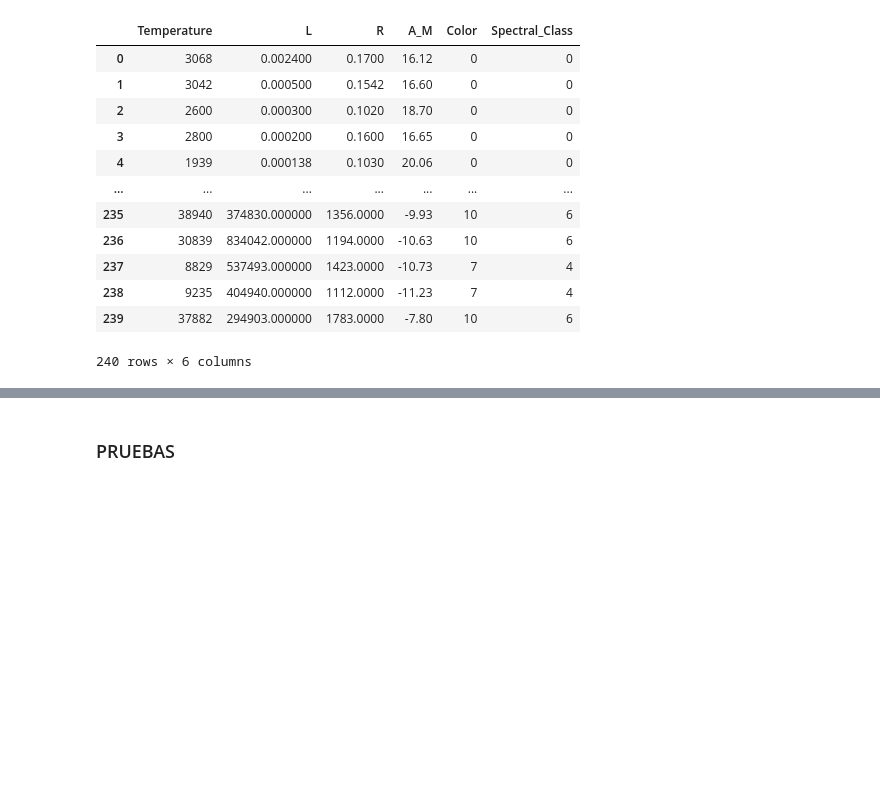
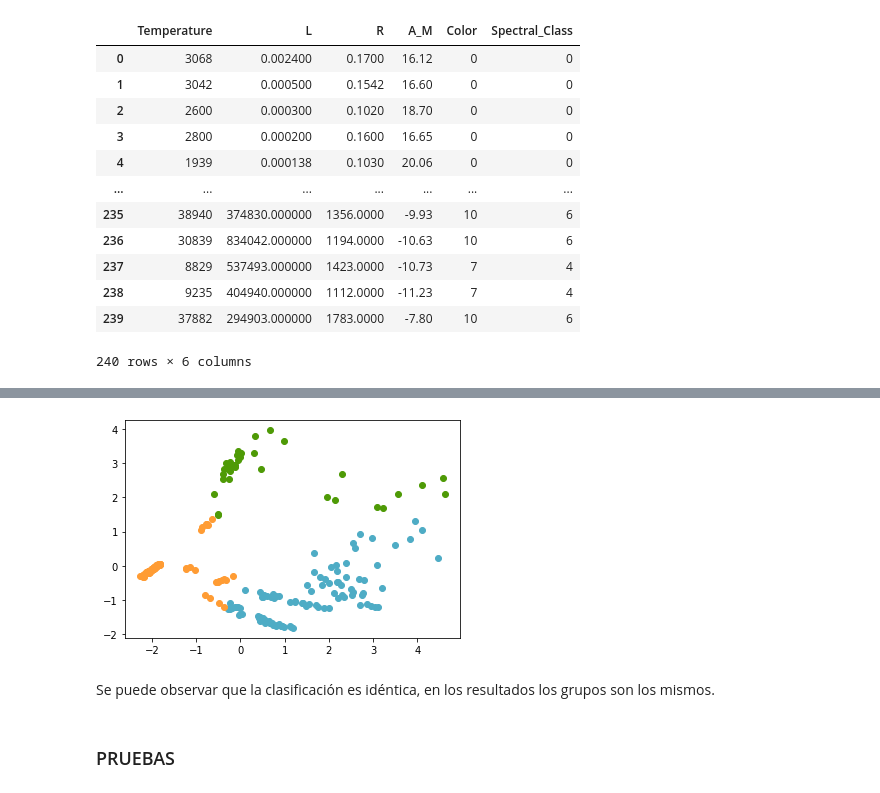
Before and after one commit to mgommez/practica2_ml, a Jupyter notebook: KMeans.ipynb, the cells around one changed output, grey strips where cells are left out. Saved outputs shown, nothing was run; the diff lists cells and outputs as text; code cells hidden in the pictures; blank space fills up the shorter version.

```diff
--- a/KMeans.ipynb
+++ b/KMeans.ipynb
@@ -565,3 +746,16 @@ stars_ordinal
+# %%
+kmeans_ours = KMeans_Ours(n_clusters = 3)
+kmeans_ours.fit(stars_ordinal_pca)
+kmeans_ours_ordinal_labels = kmeans_ours.return_labels()
+colors = ["#4EACC5", "#FF9C34", "#4E9A06"]
+for i in range(kmeans_ours.n_clusters):
+    for j in range(len(stars_ordinal_pca)):
+        if kmeans_ours_ordinal_labels[j] == i:
+            plt.scatter(stars_ordinal_pca[j][0], stars_ordinal_pca[j][1], c=colors[i])
+# %% [output]
+[figure, added]
+# %% [markdown]
+Se puede observar que la clasificación es idéntica, en los resultados los grupos son los mismos.
 # %% [markdown]
 ### PRUEBAS
 # %%
```
Also changed, not shown: parts of 15 cells of this notebook.
